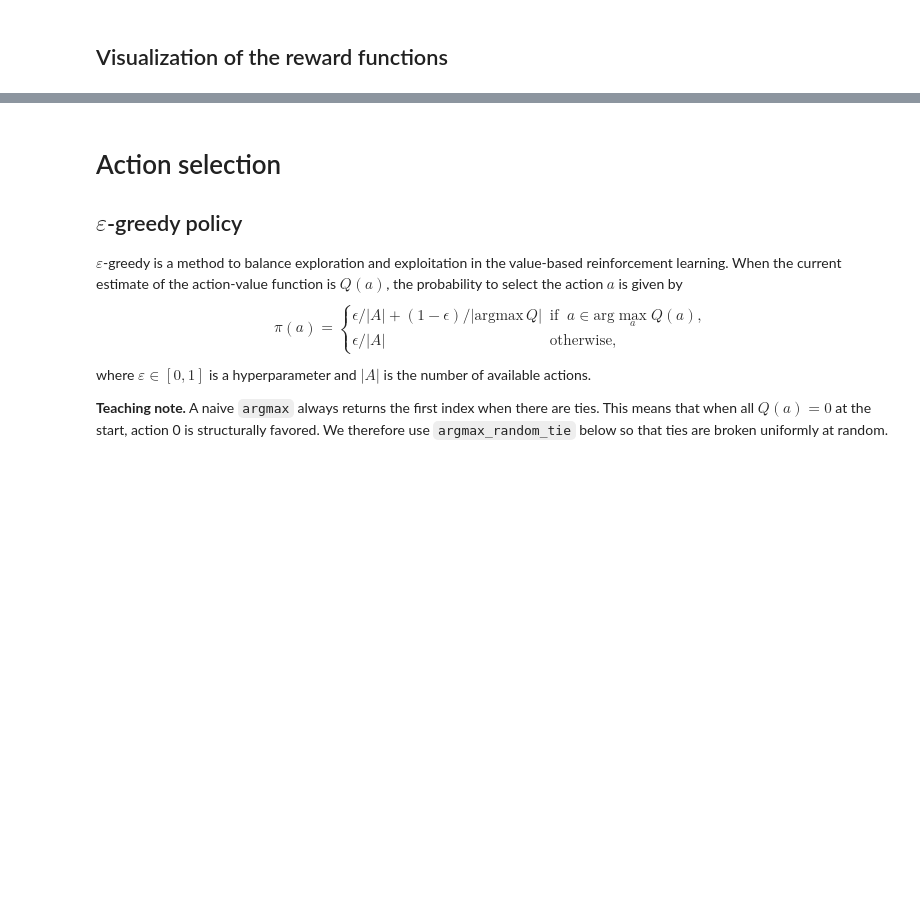
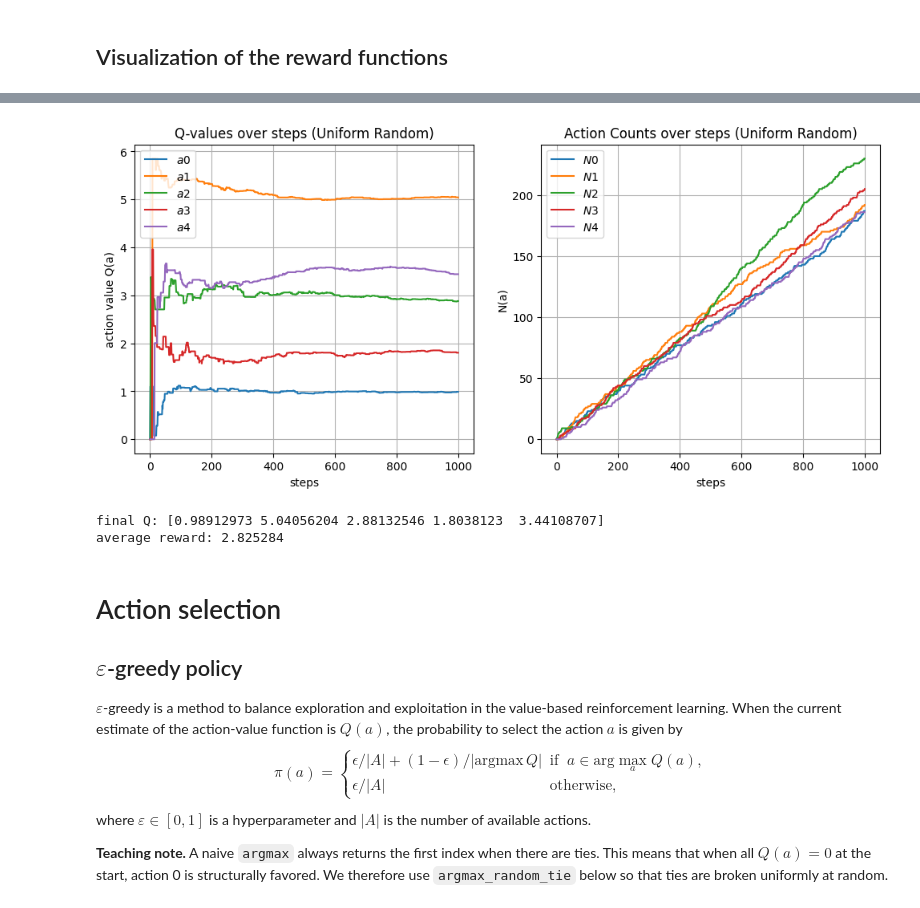
Before and after one commit to uchibe/CPAI_study, a Jupyter notebook: RLbasic/bandit_lecture1.ipynb, the cells around one changed output, grey strips where cells are left out. Cells and saved outputs as stored; diff of their text form; code cells hidden in the pictures; blank space fills up the shorter version.

```diff
--- a/RLbasic/bandit_lecture1.ipynb
+++ b/RLbasic/bandit_lecture1.ipynb
@@ -68,3 +160,9 @@ print('optimal action =', env.optimal_action)
+# %%
+_ = uniform_random_method(number_of_steps=1000, seed=0)
+# %% [output]
+[figure, added]
+final Q: [0.98912973 5.04056204 2.88132546 1.8038123  3.44108707]
+average reward: 2.825284
 # %% [markdown]
 # Action selection
 ## $\varepsilon$-greedy policy
```
Also changed, not shown: parts of 14 cells of this notebook.
